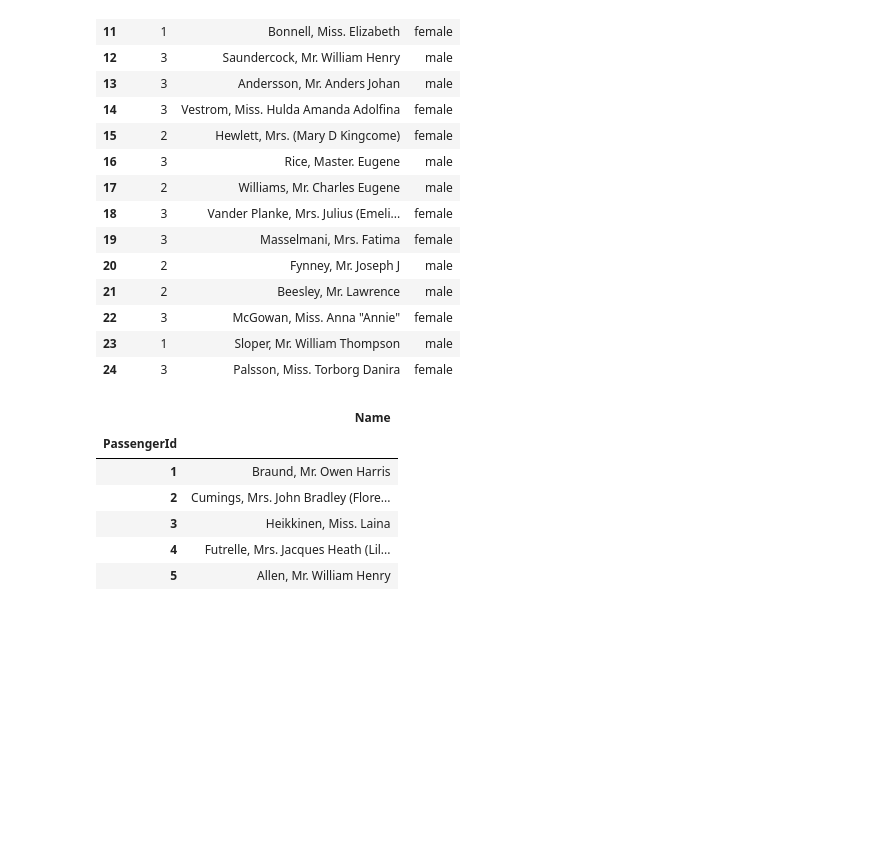
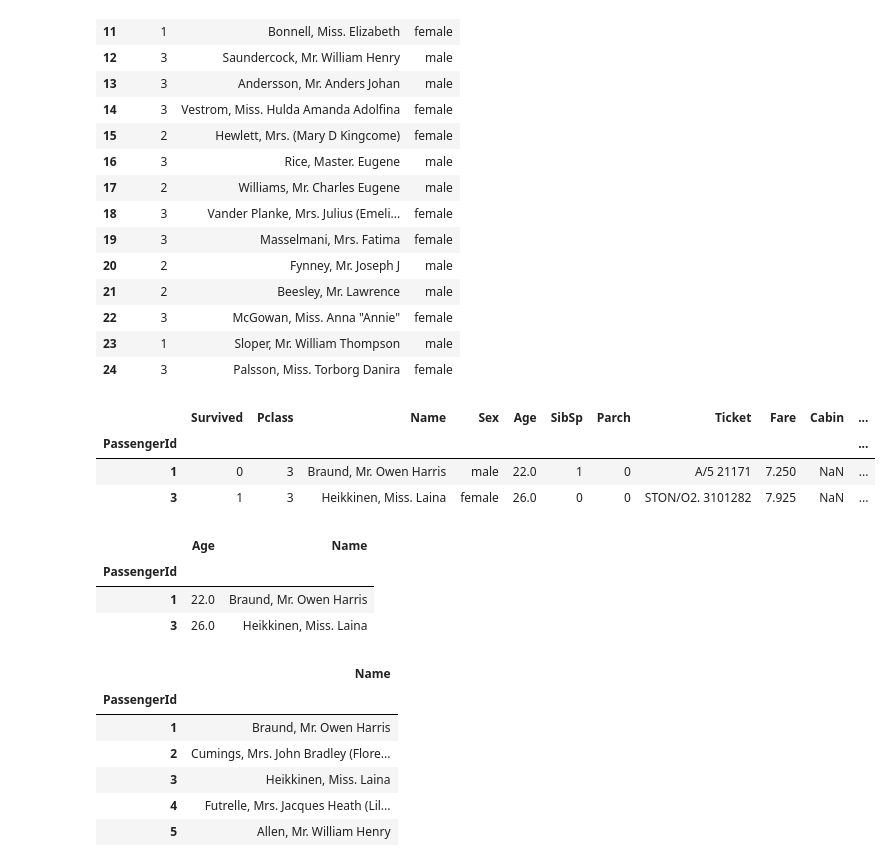
Before and after one commit to rambasnet/Python-Machine-Learning, a Jupyter notebook: Pandas-Intro.ipynb, the cells around one changed output. Drawn from its saved outputs; the diff is of its cells as text; code cells hidden in the pictures; blank space fills up the shorter version.

```diff
--- a/Pandas-Intro.ipynb
+++ b/Pandas-Intro.ipynb
@@ -846,6 +868,22 @@ titanicDf.iloc[9:25, 2:5]
 | 22 | 3 | McGowan, Miss. Anna "Annie" | female |
 | 23 | 1 | Sloper, Mr. William Thompson | male |
 | 24 | 3 | Palsson, Miss. Torborg Danira | female |
+# %%
+# select rows based on row_ids or PassengerId
+titanicDf.loc[[1, 3]]
+# %% [output]
+|  | Survived | Pclass | Name | Sex | Age | SibSp | Parch | Ticket | Fare | Cabin | ... |
+| PassengerId |  |  |  |  |  |  |  |  |  |  | ... |
+| 1 | 0 | 3 | Braund, Mr. Owen Harris | male | 22.0 | 1 | 0 | A/5 21171 | 7.250 | NaN | ... |
+| 3 | 1 | 3 | Heikkinen, Miss. Laina | female | 26.0 | 0 | 0 | STON/O2. 3101282 | 7.925 | NaN | ... |
+# %%
+# slect rows based on row_ids and columns based on column ids
+titanicDf.loc[[1, 3], ['Age', 'Name']]
+# %% [output]
+|  | Age | Name |
+| PassengerId |  |  |
+| 1 | 22.0 | Braund, Mr. Owen Harris |
+| 3 | 26.0 | Heikkinen, Miss. Laina |
 # %%
 adult_names = titanicDf.loc[titanicDf['Age']>=18, ['Name']]
 # %%
```
Also changed, not shown: parts of 8 cells of this notebook, 6 other files.
